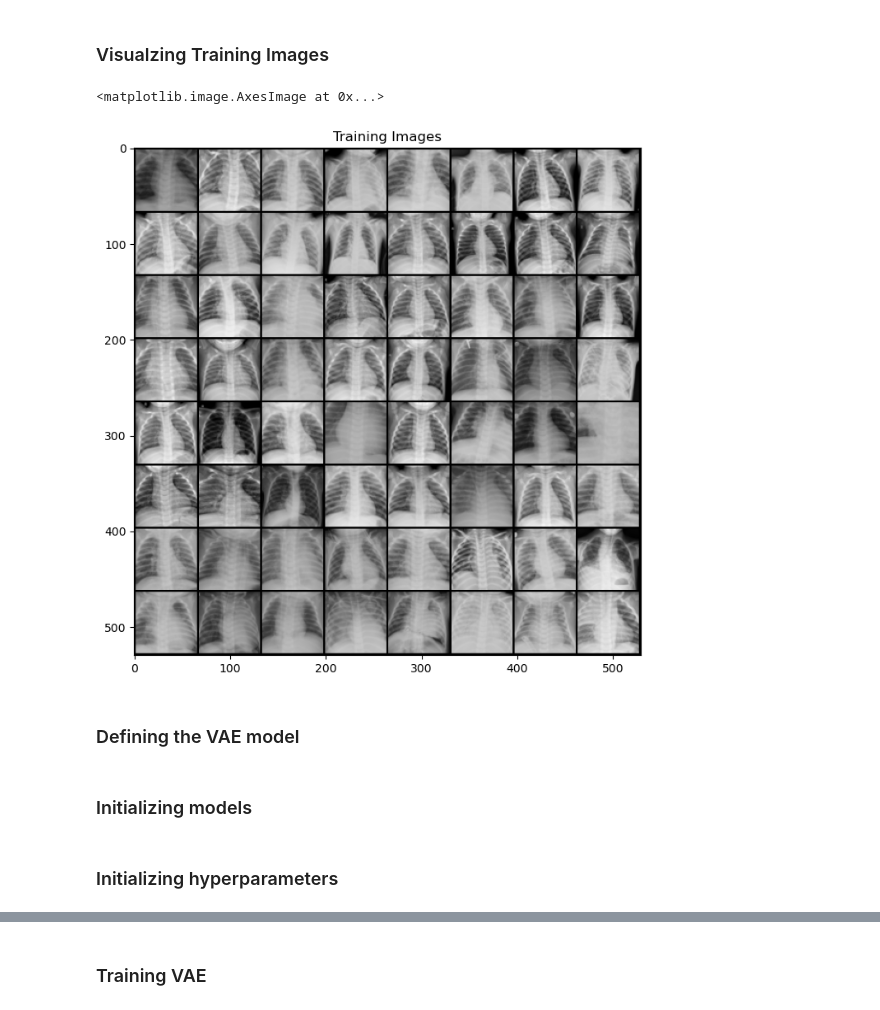
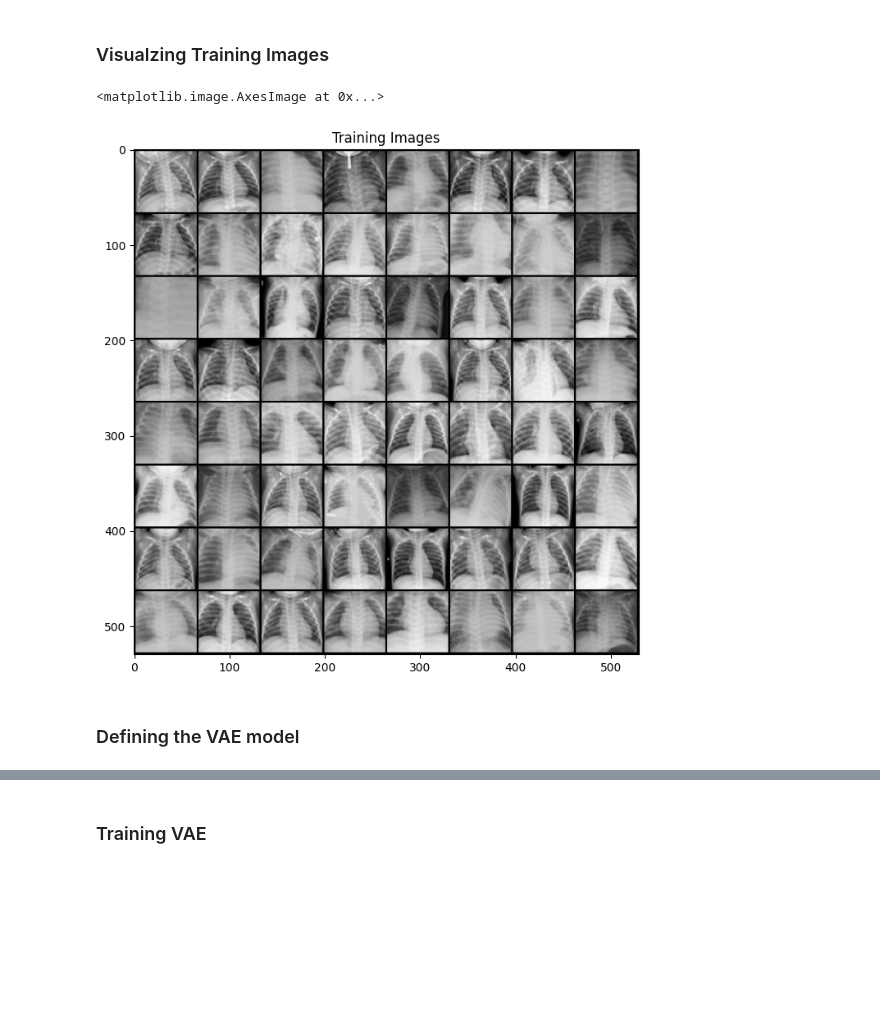
Before and after one commit to alihuss1017/VAE-for-X-Rays, a Jupyter notebook: main.ipynb, the cells around one changed output, grey strips where cells are left out. Saved outputs shown, nothing was run; the diff lists cells and outputs as text; code cells hidden in the pictures; blank space fills up the shorter version.

```diff
--- a/main.ipynb
+++ b/main.ipynb
@@ -25,17 +42,30 @@ import torchvision.datasets as dataset
 from torch.utils.data import DataLoader
 
 # Resizing and tensorizing images for training purposes
-xray_data = dataset.ImageFolder(root = 'data/train',
+xray_data = dataset.ImageFolder(root = '/content/data',
                                      transform = transforms.Compose([
                                          transforms.Resize(64),
                                          transforms.CenterCrop(64),
                                          transforms.ToTensor(),
                                      ]))
 
+class IgnoreLabelsDataset(torch.utils.data.Dataset):
+    def __init__(self, dataset):
+        self.dataset = dataset
+
+    def __getitem__(self, index):
+        image, _ = self.dataset[index]
+        return image
+
+    def __len__(self):
+        return len(self.dataset)
+
+
+xray_data = IgnoreLabelsDataset(xray_data)
 # train-test split
 train_size = int(.7 * len(xray_data))
 test_size = len(xray_data) - train_size
 
 train_set, test_set = torch.utils.data.random_split(xray_data, [train_size, test_size])
-train_loader = idist.auto_dataloader(train_set, batch_size = 128, shuffle = True, drop_last = True)
-test_loader = idist.auto_dataloader(test_set, batch_size = 128, shuffle = True, drop_last = True)
+train_loader = DataLoader(train_set, batch_size = 128, shuffle = True, drop_last = True)
+test_loader = DataLoader(test_set, batch_size = 128, shuffle = True, drop_last = True)
@@ -47,13 +72,15 @@ test_loader = idist.auto_dataloader(test_set, batch_size = 128, shuffle = True,
 # %% [markdown]
 ### Visualzing Training Images
 # %%
+import matplotlib.pyplot as plt
+import numpy as np
+import torchvision.utils as vutils
+
 plt.figure(figsize = (8, 8))
 plt.title("Training Images")
-plt.imshow(np.transpose(vutils.make_grid(next(iter(train_loader))[0][:64], padding = 2, normalize = True).cpu(), (1, 2, 0)))
+plt.imshow(np.transpose(vutils.make_grid(next(iter(train_loader))[:64], padding = 2, normalize = True).cpu(), (1, 2, 0)))
 # %% [output]
 <matplotlib.image.AxesImage at 0x...>
-[figure, old version]
+[figure, new version]
 # %% [markdown]
 ### Defining the VAE model
-# %% [markdown]
-### Initializing models
@@ -63,2 +86,0 @@ model = idist.auto_model(VanillaVAE(),  device = idist.device())
-# %% [markdown]
-### Initializing hyperparameters
```
Also changed, not shown: parts of 34 cells of this notebook.
